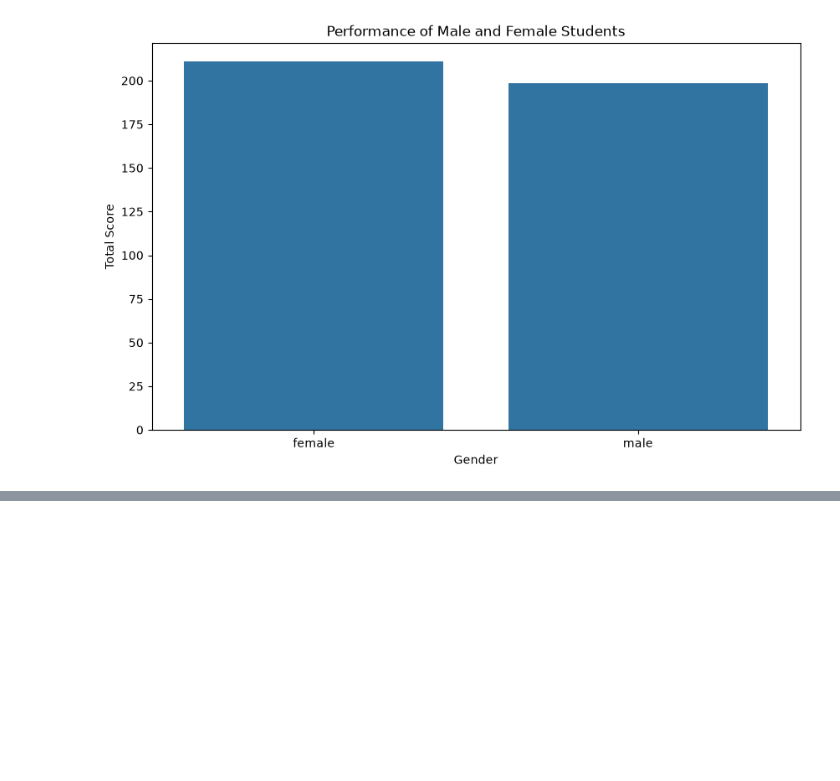
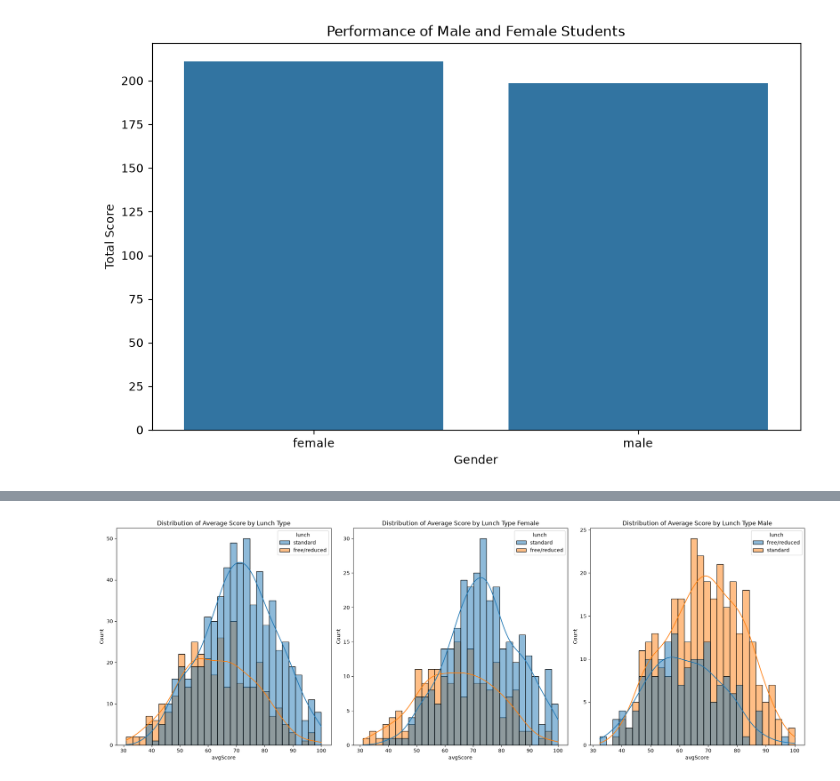
Before and after one commit to raiyanshaikh212-lab/student-performence, a Jupyter notebook: notebook/EDA_student.ipynb, the cells around one changed output, grey strips where cells are left out. Cells and saved outputs as stored; diff of their text form; code cells hidden in the pictures; blank space fills up the shorter version.

```diff
--- a/notebook/EDA_student.ipynb
+++ b/notebook/EDA_student.ipynb
@@ -140,0 +198,21 @@ The `ci` parameter is deprecated. Use `errorbar=None` for the same effect.
+# %%
+# Visualizing the distribution of average scores by lunch type
+
+plt.subplots(1,3,figsize=(20,7))
+
+plt.subplot(131)
+sns.histplot(data=df,x='avgScore',kde=True,bins=30,color='green',hue='lunch')
+plt.title('Distribution of Average Score by Lunch Type')
+
+plt.subplot(132)
+sns.histplot(data=df[df['gender']=='female'],x='avgScore',kde=True,bins=30,hue='lunch')
+plt.title('Distribution of Average Score by Lunch Type Female')
+
+plt.subplot(133)
+sns.histplot(data=df[df['gender']=='male'],x='avgScore',kde=True,bins=30,hue='lunch')
+plt.title('Distribution of Average Score by Lunch Type Male')
+
+plt.tight_layout()
+plt.show()
+# %% [output]
+[figure, added]
```
Also changed, not shown: parts of 9 cells of this notebook.
